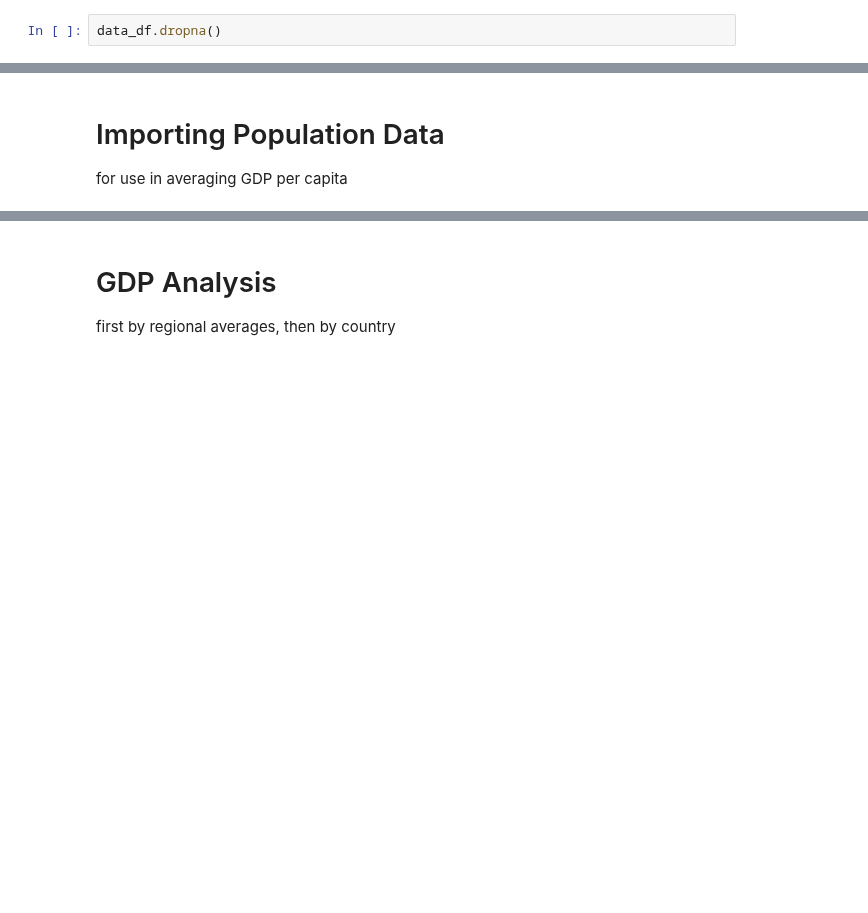
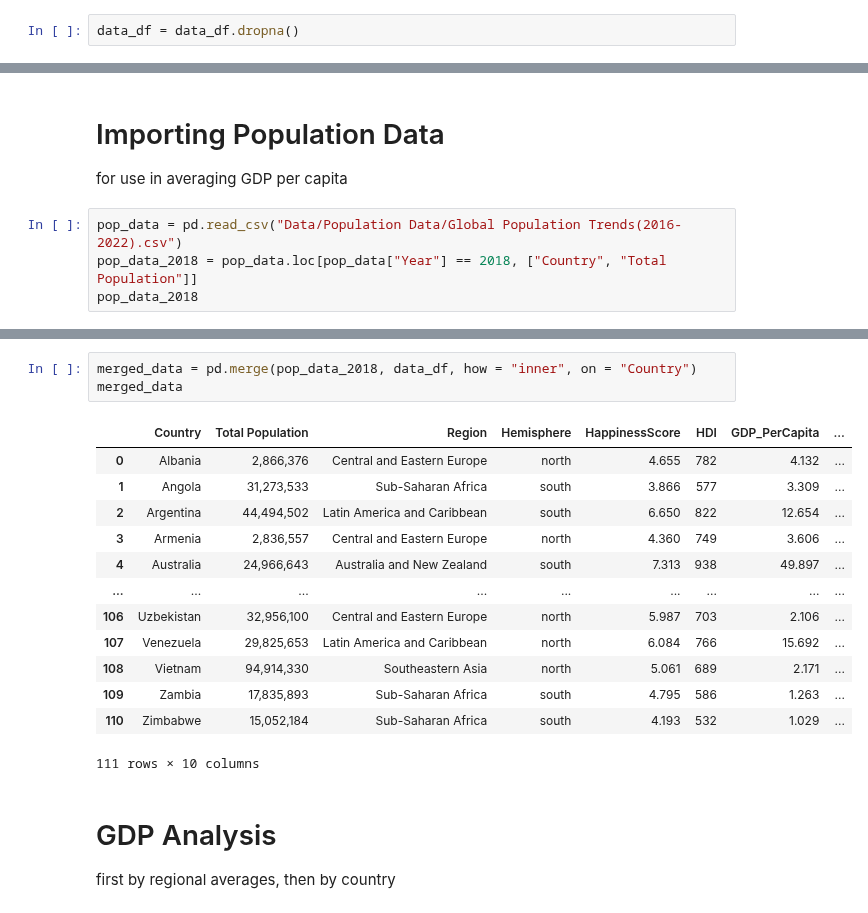
Before and after one commit to mattcaseycpa/project1, a Jupyter notebook: project.ipynb, the cells around one changed output, grey strips where cells are left out. Drawn from its saved outputs; the diff is of its cells as text; blank space fills up the shorter version.

Commit message:
joining the pop data

```diff
--- a/project.ipynb
+++ b/project.ipynb
@@ -17,4 +17,4 @@ data_df.head()
 # %% [markdown]
 # Dataframe Information
 # %%
-data_df.dropna()
+data_df = data_df.dropna()
@@ -76,3 +62,7 @@ Index(['Country', 'Region', 'Hemisphere', 'HappinessScore', 'HDI',
 # %% [markdown]
 # Importing Population Data
 for use in averaging GDP per capita
+# %%
+pop_data = pd.read_csv("Data/Population Data/Global Population Trends(2016-2022).csv")
+pop_data_2018 = pop_data.loc[pop_data["Year"] == 2018, ["Country", "Total Population"]]
+pop_data_2018
@@ -79,3 +83,20 @@ for use in averaging GDP per capita
+# %%
+merged_data = pd.merge(pop_data_2018, data_df, how = "inner", on = "Country")
+merged_data
+# %% [output]
+|  | Country | Total Population | Region | Hemisphere | HappinessScore | HDI | GDP_PerCapita | ... |
+| 0 | Albania | 2,866,376 | Central and Eastern Europe | north | 4.655 | 782 | 4.132 | ... |
+| 1 | Angola | 31,273,533 | Sub-Saharan Africa | south | 3.866 | 577 | 3.309 | ... |
+| 2 | Argentina | 44,494,502 | Latin America and Caribbean | south | 6.650 | 822 | 12.654 | ... |
+| 3 | Armenia | 2,836,557 | Central and Eastern Europe | north | 4.360 | 749 | 3.606 | ... |
+| 4 | Australia | 24,966,643 | Australia and New Zealand | south | 7.313 | 938 | 49.897 | ... |
+| ... | ... | ... | ... | ... | ... | ... | ... | ... |
+| 106 | Uzbekistan | 32,956,100 | Central and Eastern Europe | north | 5.987 | 703 | 2.106 | ... |
+| 107 | Venezuela | 29,825,653 | Latin America and Caribbean | north | 6.084 | 766 | 15.692 | ... |
+| 108 | Vietnam | 94,914,330 | Southeastern Asia | north | 5.061 | 689 | 2.171 | ... |
+| 109 | Zambia | 17,835,893 | Sub-Saharan Africa | south | 4.795 | 586 | 1.263 | ... |
+| 110 | Zimbabwe | 15,052,184 | Sub-Saharan Africa | south | 4.193 | 532 | 1.029 | ... |
+111 rows × 10 columns
 # %% [markdown]
 # GDP Analysis
 first by regional averages, then by country
```
Also changed, not shown: parts of 2 cells of this notebook.
